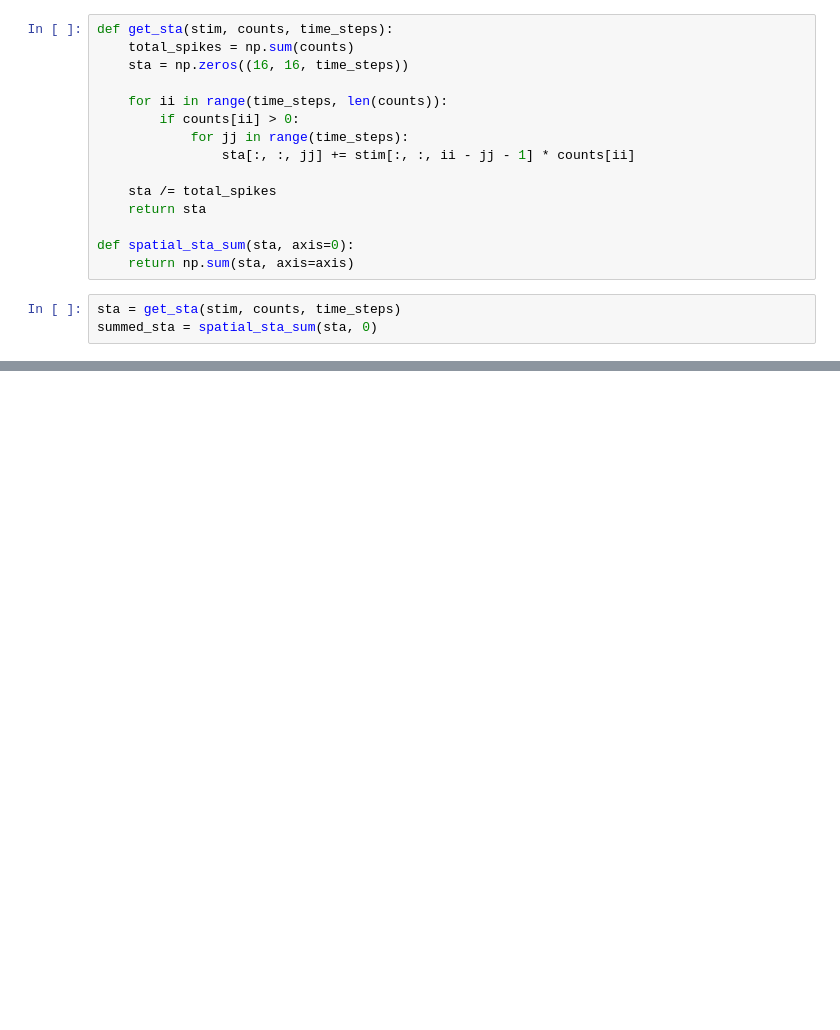
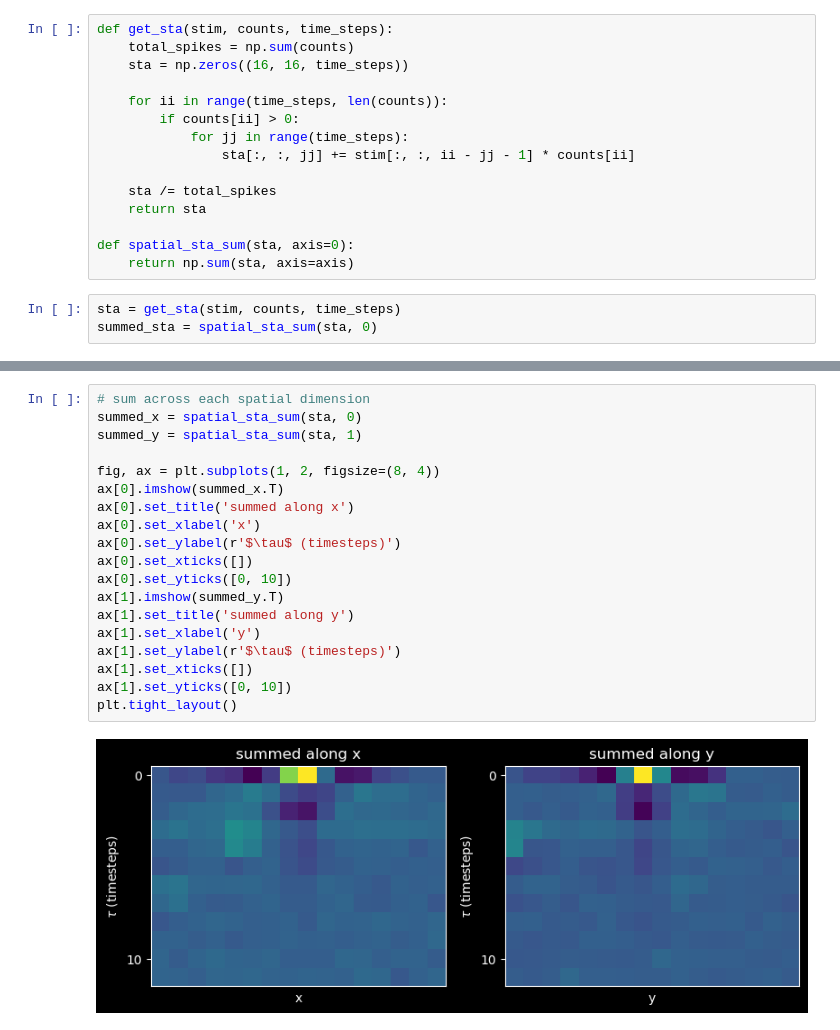
Before and after one commit to polsen99/theoretical_neuroscience, a Jupyter notebook: ch2.ipynb, the cells around one changed output, grey strips where cells are left out. Drawn from its saved outputs; the diff is of its cells as text; blank space fills up the shorter version.

```diff
--- a/ch2.ipynb
+++ b/ch2.ipynb
@@ -263,0 +274,21 @@ summed_sta = spatial_sta_sum(sta, 0)
+# %%
+# sum across each spatial dimension
+summed_x = spatial_sta_sum(sta, 0)
+summed_y = spatial_sta_sum(sta, 1)
+
+fig, ax = plt.subplots(1, 2, figsize=(8, 4))
+ax[0].imshow(summed_x.T)
+ax[0].set_title('summed along x')
+ax[0].set_xlabel('x')
+ax[0].set_ylabel(r'$\tau$ (timesteps)')
+ax[0].set_xticks([])
+ax[0].set_yticks([0, 10])
+ax[1].imshow(summed_y.T)
+ax[1].set_title('summed along y')
+ax[1].set_xlabel('y')
+ax[1].set_ylabel(r'$\tau$ (timesteps)')
+ax[1].set_xticks([])
+ax[1].set_yticks([0, 10])
+plt.tight_layout()
+# %% [output]
+[figure, added]
```
Also changed, not shown: parts of 5 cells of this notebook, 1 other file.
